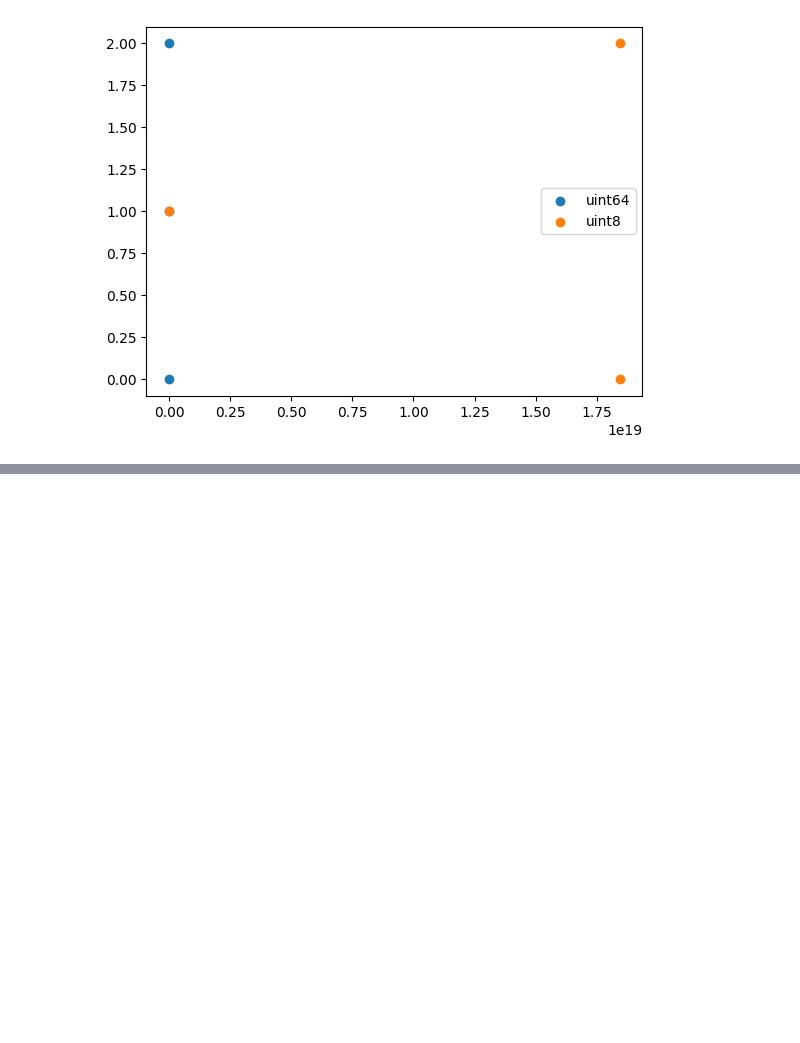
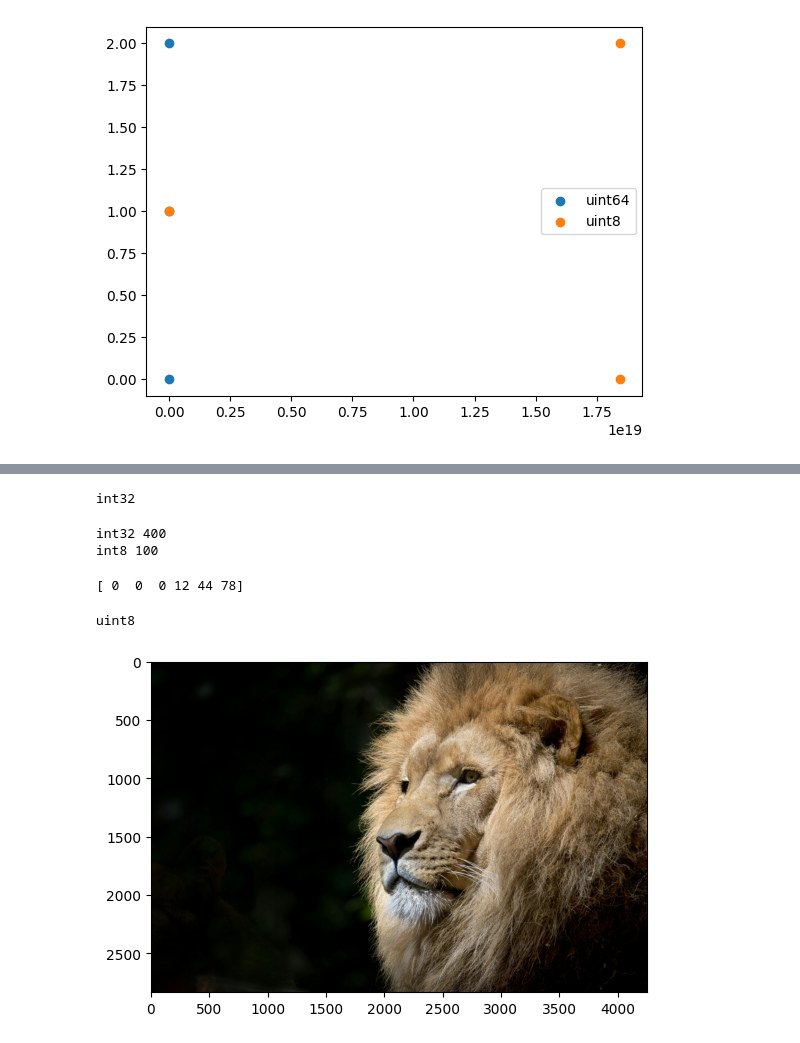
Before and after one commit to Masireddyvamshi/Exploratory_Data_Analysis, a Jupyter notebook: classNotes.ipynb, the cells around one changed output, grey strips where cells are left out. Cells and saved outputs as stored; diff of their text form; code cells hidden in the pictures; blank space fills up the shorter version.

```diff
--- a/classNotes.ipynb
+++ b/classNotes.ipynb
@@ -712,0 +736,18 @@ plt.show()
+# %%
+a=np.array(np.arange(100))
+print(a.dtype)
+# %% [output]
+int32
+# %%
+b=a.astype(np.int8)
+print(a.dtype,a.nbytes)
+print(b.dtype,b.nbytes)
+# %% [output]
+int32 400
+int8 100
+# %%
+a=np.array([-66,-77,-126,12,44,78])
+b=np.clip(a,0,128)
+print(b)
+# %% [output]
+[ 0  0  0 12 44 78]
@@ -712,0 +757,8 @@ plt.show()
+# %%
+img=cv2.imread(r"C:\Users\masir\Downloads\pexels-pixabay-33045.jpg")
+plt.imshow(cv2.cvtColor(img,cv2.COLOR_BGR2RGB))
+print(img.dtype)
+plt.show()
+# %% [output]
+uint8
+[figure, added]
```
Also changed, not shown: parts of 18 cells of this notebook.
